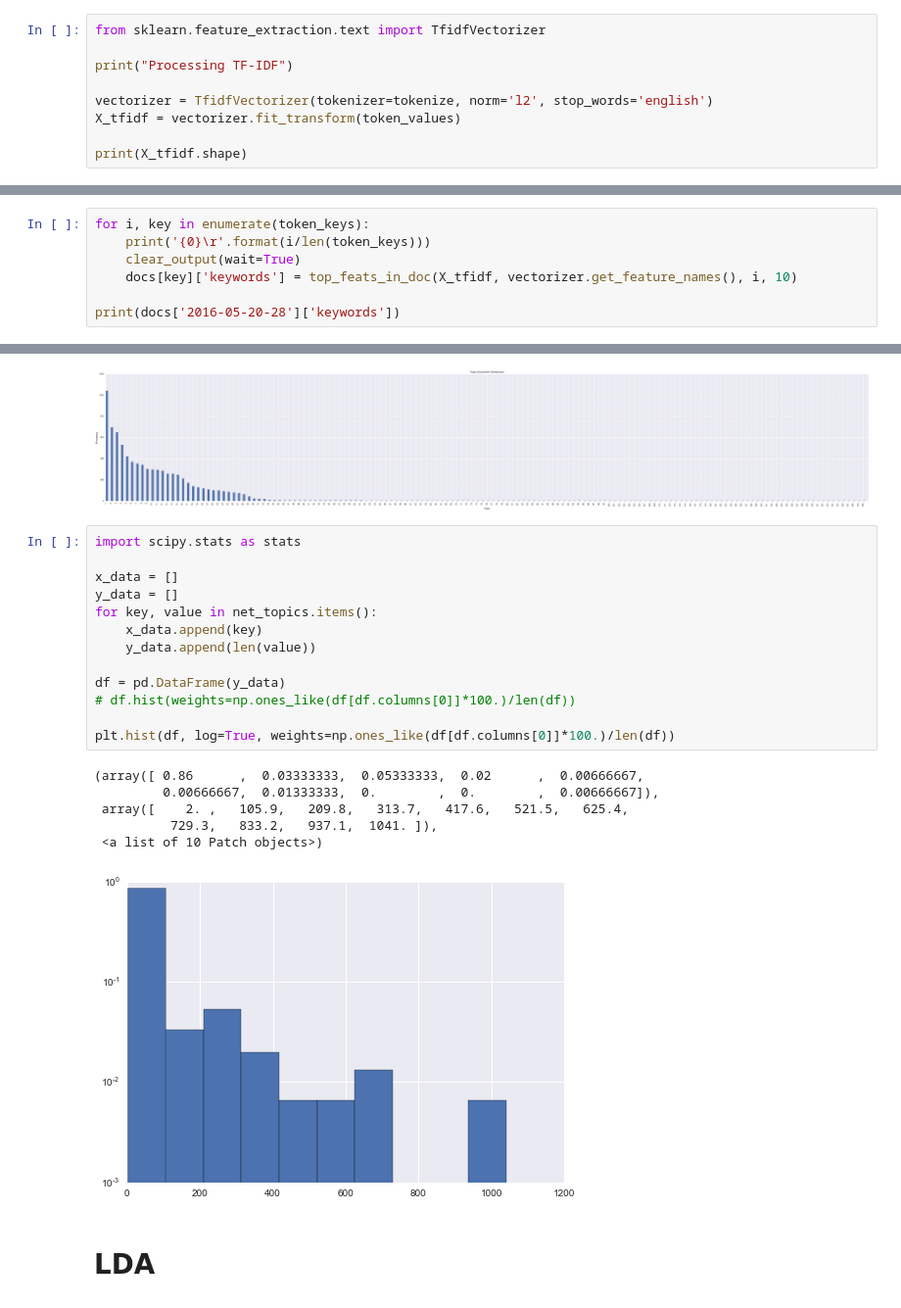
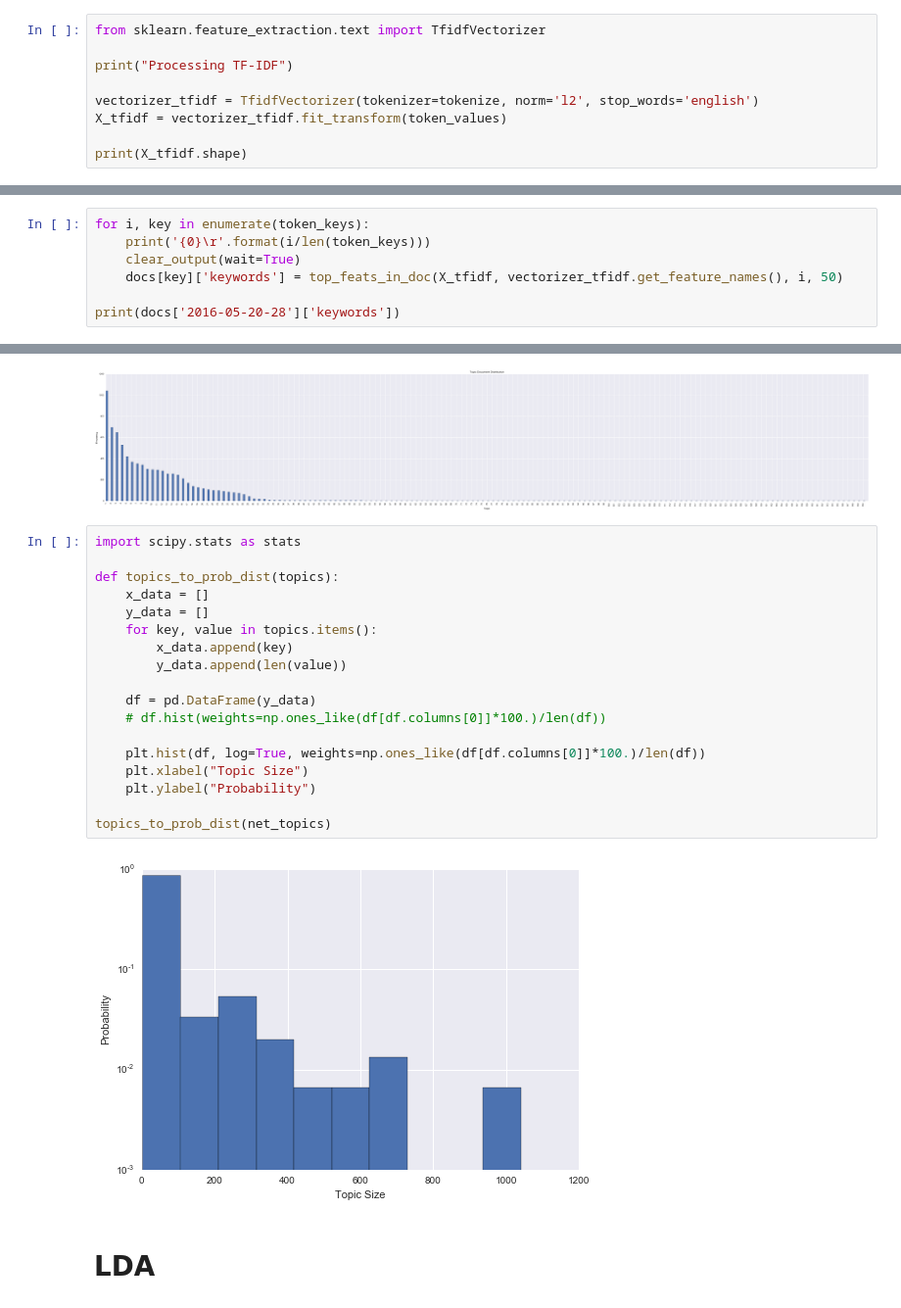
Before and after one commit to patorn/ucl_topic_structure_network_analysis, a Jupyter notebook: network.ipynb, the cells around one changed output, grey strips where cells are left out. Shown at 98% size. Cells and saved outputs as stored; diff of their text form.

```diff
--- a/network.ipynb
+++ b/network.ipynb
@@ -68,8 +68,8 @@ from sklearn.feature_extraction.text import TfidfVectorizer
 
 print("Processing TF-IDF")
 
-vectorizer = TfidfVectorizer(tokenizer=tokenize, norm='l2', stop_words='english')
-X_tfidf = vectorizer.fit_transform(token_values)
+vectorizer_tfidf = TfidfVectorizer(tokenizer=tokenize, norm='l2', stop_words='english')
+X_tfidf = vectorizer_tfidf.fit_transform(token_values)
 
 print(X_tfidf.shape)
 # %% [output]
@@ -94,6 +94,6 @@ def top_feats_in_doc(Xtr, features, row_id, top_n=25):
 for i, key in enumerate(token_keys):
     print('{0}\r'.format(i/len(token_keys)))
     clear_output(wait=True)
-    docs[key]['keywords'] = top_feats_in_doc(X_tfidf, vectorizer.get_feature_names(), i, 10)
+    docs[key]['keywords'] = top_feats_in_doc(X_tfidf, vectorizer_tfidf.get_feature_names(), i, 50)
 
 print(docs['2016-05-20-28']['keywords'])
@@ -322,23 +348,23 @@ community_to_size_chart(net_topics)
 # %%
 import scipy.stats as stats
 
-x_data = []
-y_data = []
-for key, value in net_topics.items():
-    x_data.append(key)
-    y_data.append(len(value))
+def topics_to_prob_dist(topics):
+    x_data = []
+    y_data = []
+    for key, value in topics.items():
+        x_data.append(key)
+        y_data.append(len(value))
 
-df = pd.DataFrame(y_data)
-# df.hist(weights=np.ones_like(df[df.columns[0]]*100.)/len(df))
+    df = pd.DataFrame(y_data)
+    # df.hist(weights=np.ones_like(df[df.columns[0]]*100.)/len(df))
 
-plt.hist(df, log=True, weights=np.ones_like(df[df.columns[0]]*100.)/len(df))
+    plt.hist(df, log=True, weights=np.ones_like(df[df.columns[0]]*100.)/len(df))
+    plt.xlabel("Topic Size")
+    plt.ylabel("Probability")
+
+topics_to_prob_dist(net_topics)
 # %% [output]
-(array([ 0.86      ,  0.03333333,  0.05333333,  0.02      ,  0.00666667,
-         0.00666667,  0.01333333,  0.        ,  0.        ,  0.00666667]),
- array([    2. ,   105.9,   209.8,   313.7,   417.6,   521.5,   625.4,
-          729.3,   833.2,   937.1,  1041. ]),
- <a list of 10 Patch objects>)
-[figure, old version]
+[figure, new version]
 # %% [markdown]
 # LDA
 # %%
```
Also changed, not shown: parts of 117 cells of this notebook.
